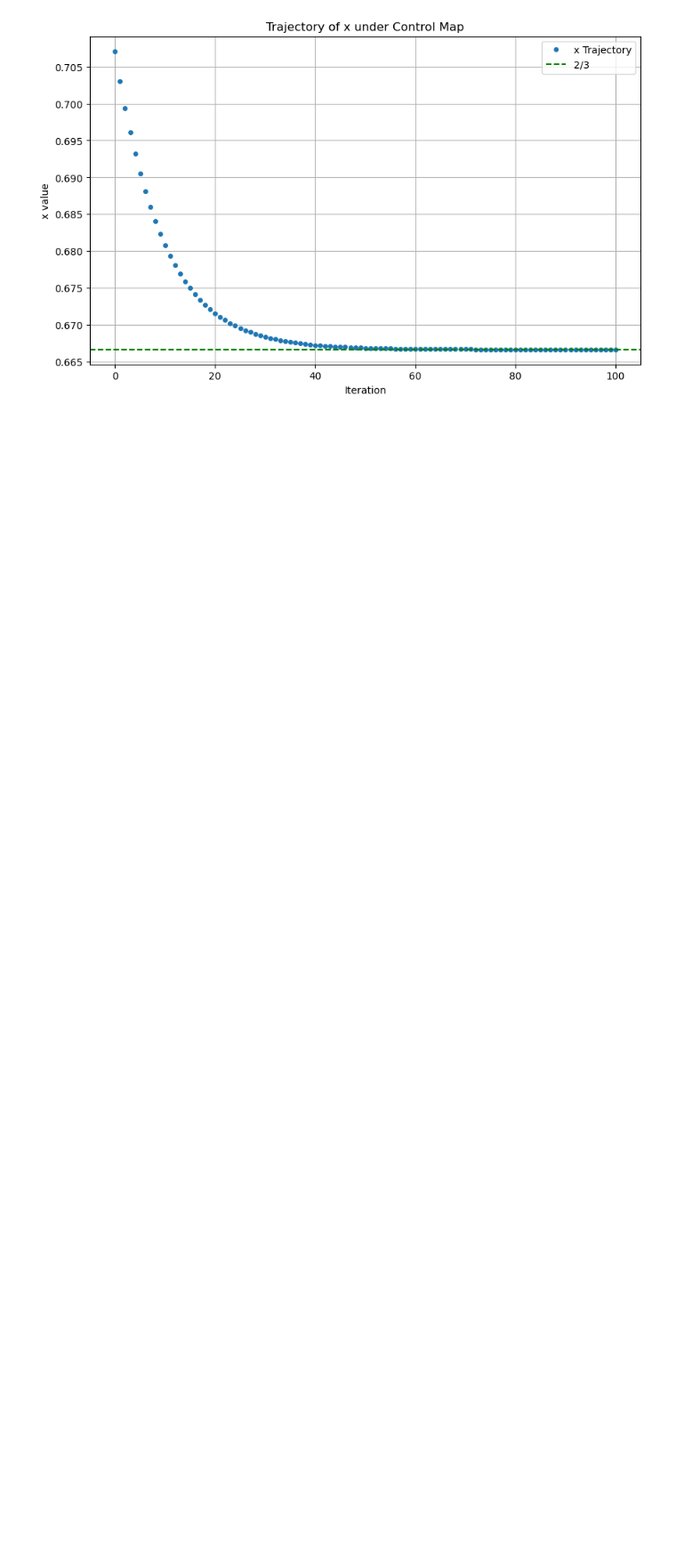
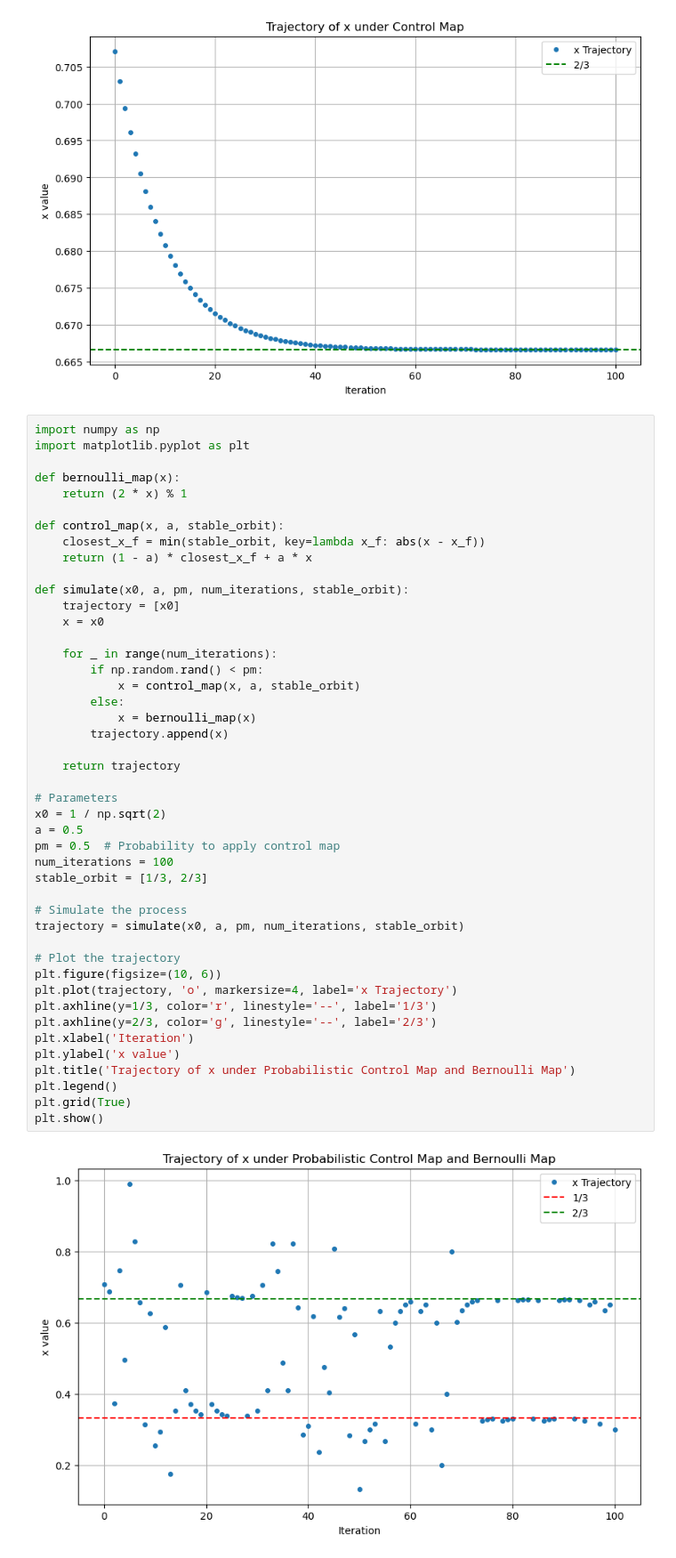
Before and after one commit to youtao1999/CT_toy, a Jupyter notebook: classical_control_chaos.ipynb, the cells around one changed output. Shown at 89% size. Cells and saved outputs as stored; diff of their text form; blank space fills up the shorter version.

```diff
--- a/classical_control_chaos.ipynb
+++ b/classical_control_chaos.ipynb
@@ -38,3 +38,50 @@ plt.grid(True)
 plt.show()
 # %% [output]
 [figure]
+# %%
+import numpy as np
+import matplotlib.pyplot as plt
+
+def bernoulli_map(x):
+    return (2 * x) % 1
+
+def control_map(x, a, stable_orbit):
+    closest_x_f = min(stable_orbit, key=lambda x_f: abs(x - x_f))
+    return (1 - a) * closest_x_f + a * x
+
+def simulate(x0, a, pm, num_iterations, stable_orbit):
+    trajectory = [x0]
+    x = x0
+
+    for _ in range(num_iterations):
+        if np.random.rand() < pm:
+            x = control_map(x, a, stable_orbit)
+        else:
+            x = bernoulli_map(x)
+        trajectory.append(x)
+
+    return trajectory
+
+# Parameters
+x0 = 1 / np.sqrt(2)
+a = 0.5
+pm = 0.5  # Probability to apply control map
+num_iterations = 100
+stable_orbit = [1/3, 2/3]
+
+# Simulate the process
+trajectory = simulate(x0, a, pm, num_iterations, stable_orbit)
+
+# Plot the trajectory
+plt.figure(figsize=(10, 6))
+plt.plot(trajectory, 'o', markersize=4, label='x Trajectory')
+plt.axhline(y=1/3, color='r', linestyle='--', label='1/3')
+plt.axhline(y=2/3, color='g', linestyle='--', label='2/3')
+plt.xlabel('Iteration')
+plt.ylabel('x value')
+plt.title('Trajectory of x under Probabilistic Control Map and Bernoulli Map')
+plt.legend()
+plt.grid(True)
+plt.show()
+# %% [output]
+[figure, added]
```
Also changed, not shown: 9 other files.
